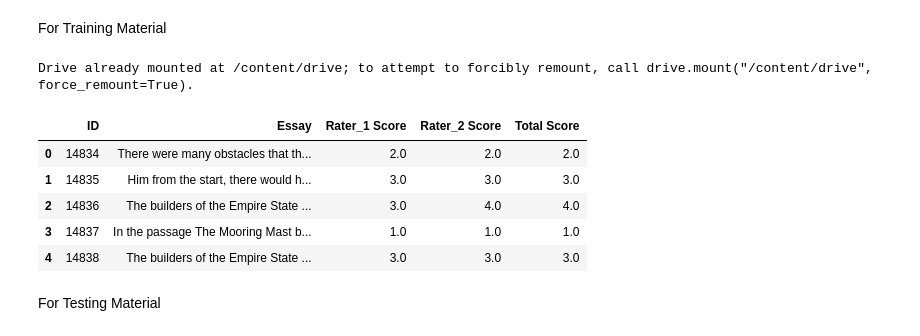
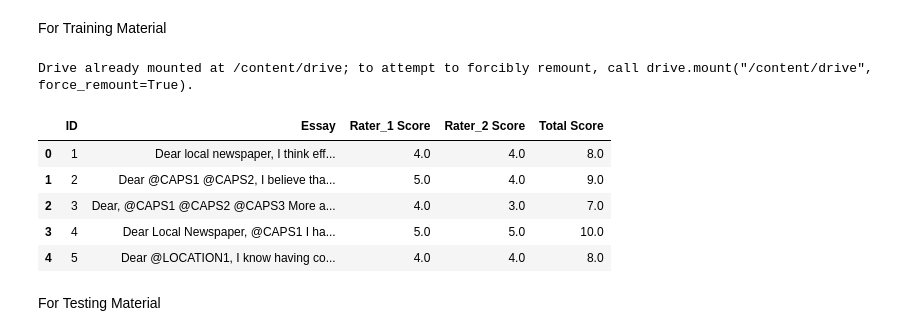
Before and after one commit to mustafabawany/IntelliTech, a Jupyter notebook: Feature_Engineering.ipynb, the cells around one changed output. Saved outputs shown, nothing was run; the diff lists cells and outputs as text; code cells hidden in the pictures.

Commit message:
Domain Information Content Completed

```diff
--- a/Feature_Engineering.ipynb
+++ b/Feature_Engineering.ipynb
@@ -75,16 +75,16 @@ For Training Material
 # %%
 from google.colab import drive
 drive.mount('/content/drive')
-Data_Essay_01 = pd.read_csv("/content/drive/MyDrive/IntelliTech-DataSet/EssaySet06.csv")
+Data_Essay_01 = pd.read_csv("/content/drive/MyDrive/IntelliTech-DataSet/EssaySet01.csv")
 Data_Essay_01.head()
 # %% [output]
 Drive already mounted at /content/drive; to attempt to forcibly remount, call drive.mount("/content/drive", force_remount=True).
 |  | ID | Essay | Rater_1 Score | Rater_2 Score | Total Score |
-| 0 | 14834 | There were many obstacles that th... | 2.0 | 2.0 | 2.0 |
-| 1 | 14835 | Him from the start, there would h... | 3.0 | 3.0 | 3.0 |
-| 2 | 14836 | The builders of the Empire State ... | 3.0 | 4.0 | 4.0 |
-| 3 | 14837 | In the passage The Mooring Mast b... | 1.0 | 1.0 | 1.0 |
-| 4 | 14838 | The builders of the Empire State ... | 3.0 | 3.0 | 3.0 |
+| 0 | 1 | Dear local newspaper, I think eff... | 4.0 | 4.0 | 8.0 |
+| 1 | 2 | Dear @CAPS1 @CAPS2, I believe tha... | 5.0 | 4.0 | 9.0 |
+| 2 | 3 | Dear, @CAPS1 @CAPS2 @CAPS3 More a... | 4.0 | 3.0 | 7.0 |
+| 3 | 4 | Dear Local Newspaper, @CAPS1 I ha... | 5.0 | 5.0 | 10.0 |
+| 4 | 5 | Dear @LOCATION1, I know having co... | 4.0 | 4.0 | 8.0 |
 # %% [markdown]
 For Testing Material
 # %%
```
Also changed, not shown: parts of 25 cells of this notebook, 1 other file.
